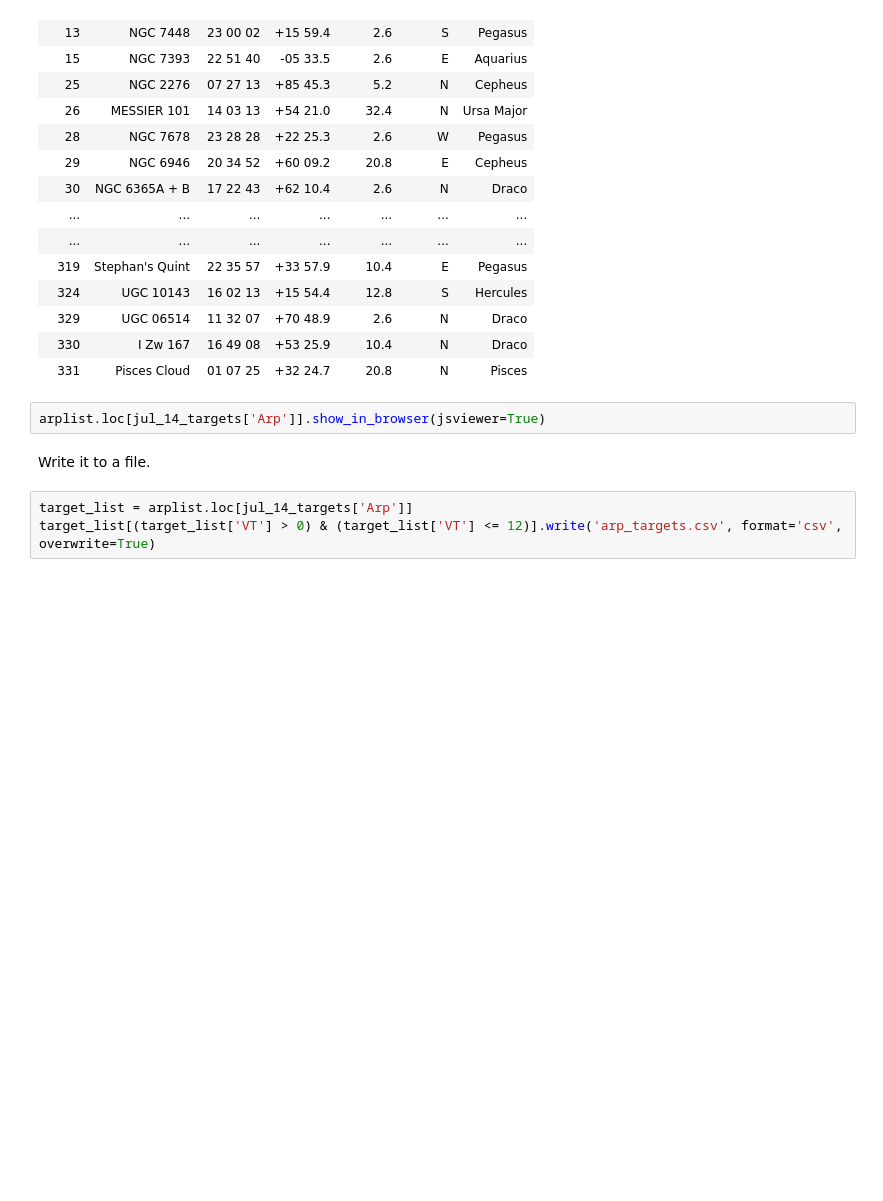
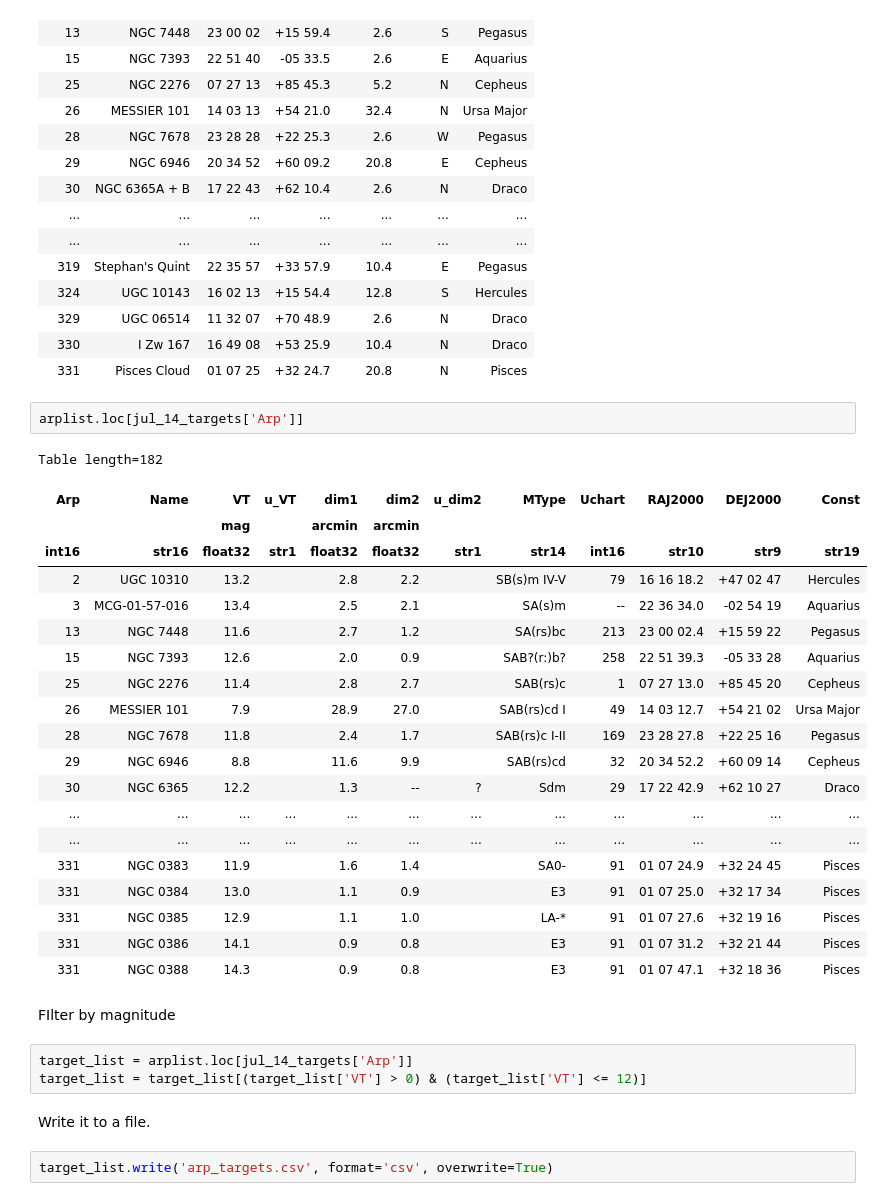
Before and after one commit to Westminster-Astronomical-Society/AL_Northern_Arp_Program, a Jupyter notebook: Arp_Peculiar_Galaxies.ipynb, the cells around one changed output. Cells and saved outputs as stored; diff of their text form; blank space fills up the shorter version.

Commit message:
Filter target_list by VT and write file

```diff
--- a/Arp_Peculiar_Galaxies.ipynb
+++ b/Arp_Peculiar_Galaxies.ipynb
@@ -317,9 +325,34 @@ Table length=96
 | 330 | I Zw 167 | 16 49 08 | +53 25.9 | 10.4 | N | Draco |
 | 331 | Pisces Cloud | 01 07 25 | +32 24.7 | 20.8 | N | Pisces |
 # %%
-arplist.loc[jul_14_targets['Arp']].show_in_browser(jsviewer=True)
+arplist.loc[jul_14_targets['Arp']]
+# %% [output]
+Table length=182
+| Arp | Name | VT | u_VT | dim1 | dim2 | u_dim2 | MType | Uchart | RAJ2000 | DEJ2000 | Const |
+|  |  | mag |  | arcmin | arcmin |  |  |  |  |  |  |
+| int16 | str16 | float32 | str1 | float32 | float32 | str1 | str14 | int16 | str10 | str9 | str19 |
+| 2 | UGC 10310 | 13.2 |  | 2.8 | 2.2 |  | SB(s)m IV-V | 79 | 16 16 18.2 | +47 02 47 | Hercules |
+| 3 | MCG-01-57-016 | 13.4 |  | 2.5 | 2.1 |  | SA(s)m | -- | 22 36 34.0 | -02 54 19 | Aquarius |
+| 13 | NGC 7448 | 11.6 |  | 2.7 | 1.2 |  | SA(rs)bc | 213 | 23 00 02.4 | +15 59 22 | Pegasus |
+| 15 | NGC 7393 | 12.6 |  | 2.0 | 0.9 |  | SAB?(r:)b? | 258 | 22 51 39.3 | -05 33 28 | Aquarius |
+| 25 | NGC 2276 | 11.4 |  | 2.8 | 2.7 |  | SAB(rs)c | 1 | 07 27 13.0 | +85 45 20 | Cepheus |
+| 26 | MESSIER 101 | 7.9 |  | 28.9 | 27.0 |  | SAB(rs)cd I | 49 | 14 03 12.7 | +54 21 02 | Ursa Major |
+| 28 | NGC 7678 | 11.8 |  | 2.4 | 1.7 |  | SAB(rs)c I-II | 169 | 23 28 27.8 | +22 25 16 | Pegasus |
+| 29 | NGC 6946 | 8.8 |  | 11.6 | 9.9 |  | SAB(rs)cd | 32 | 20 34 52.2 | +60 09 14 | Cepheus |
+| 30 | NGC 6365 | 12.2 |  | 1.3 | -- | ? | Sdm | 29 | 17 22 42.9 | +62 10 27 | Draco |
+| ... | ... | ... | ... | ... | ... | ... | ... | ... | ... | ... | ... |
+| ... | ... | ... | ... | ... | ... | ... | ... | ... | ... | ... | ... |
+| 331 | NGC 0383 | 11.9 |  | 1.6 | 1.4 |  | SA0- | 91 | 01 07 24.9 | +32 24 45 | Pisces |
+| 331 | NGC 0384 | 13.0 |  | 1.1 | 0.9 |  | E3 | 91 | 01 07 25.0 | +32 17 34 | Pisces |
+| 331 | NGC 0385 | 12.9 |  | 1.1 | 1.0 |  | LA-* | 91 | 01 07 27.6 | +32 19 16 | Pisces |
+| 331 | NGC 0386 | 14.1 |  | 0.9 | 0.8 |  | E3 | 91 | 01 07 31.2 | +32 21 44 | Pisces |
+| 331 | NGC 0388 | 14.3 |  | 0.9 | 0.8 |  | E3 | 91 | 01 07 47.1 | +32 18 36 | Pisces |
-# %% [markdown]
-Write it to a file.
+# %% [markdown]
+FIlter by magnitude
 # %%
 target_list = arplist.loc[jul_14_targets['Arp']]
-target_list[(target_list['VT'] > 0) & (target_list['VT'] <= 12)].write('arp_targets.csv', format='csv', overwrite=True)
+target_list = target_list[(target_list['VT'] > 0) & (target_list['VT'] <= 12)]
+# %% [markdown]
+Write it to a file.
+# %%
+target_list.write('arp_targets.csv', format='csv', overwrite=True)
```
Also changed, not shown: parts of 3 cells of this notebook.
